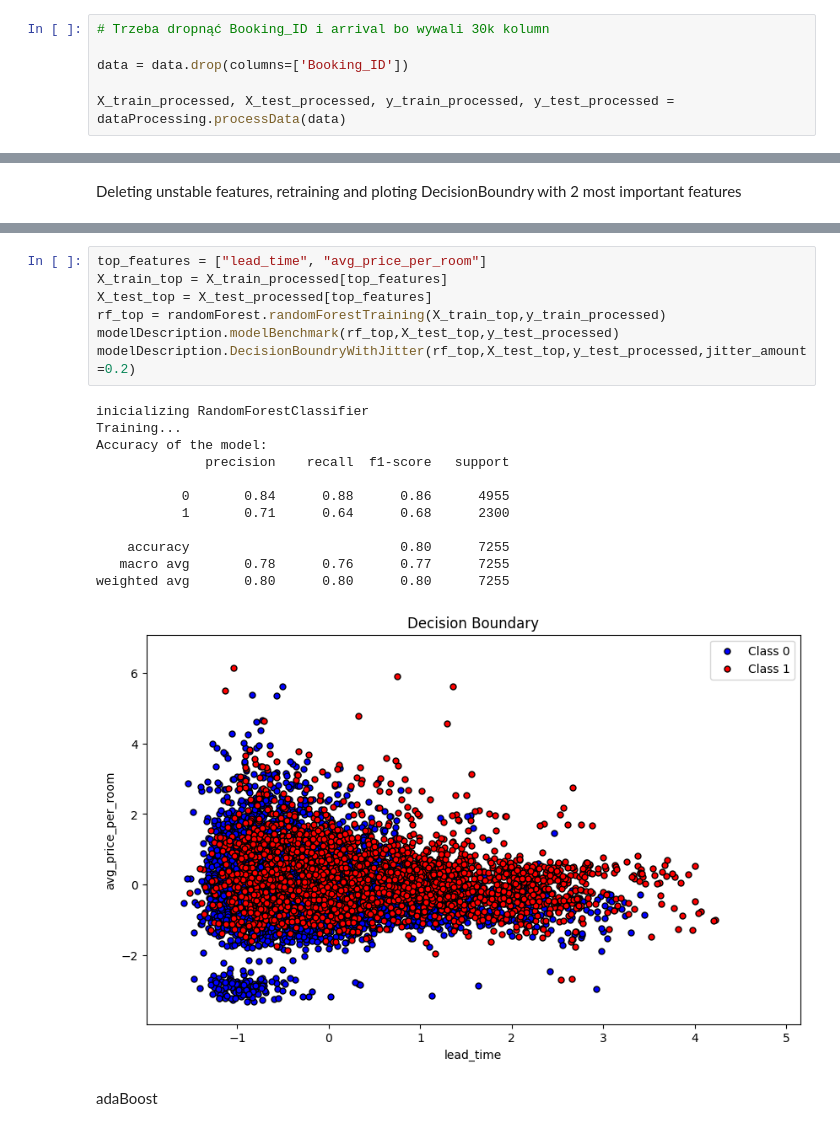
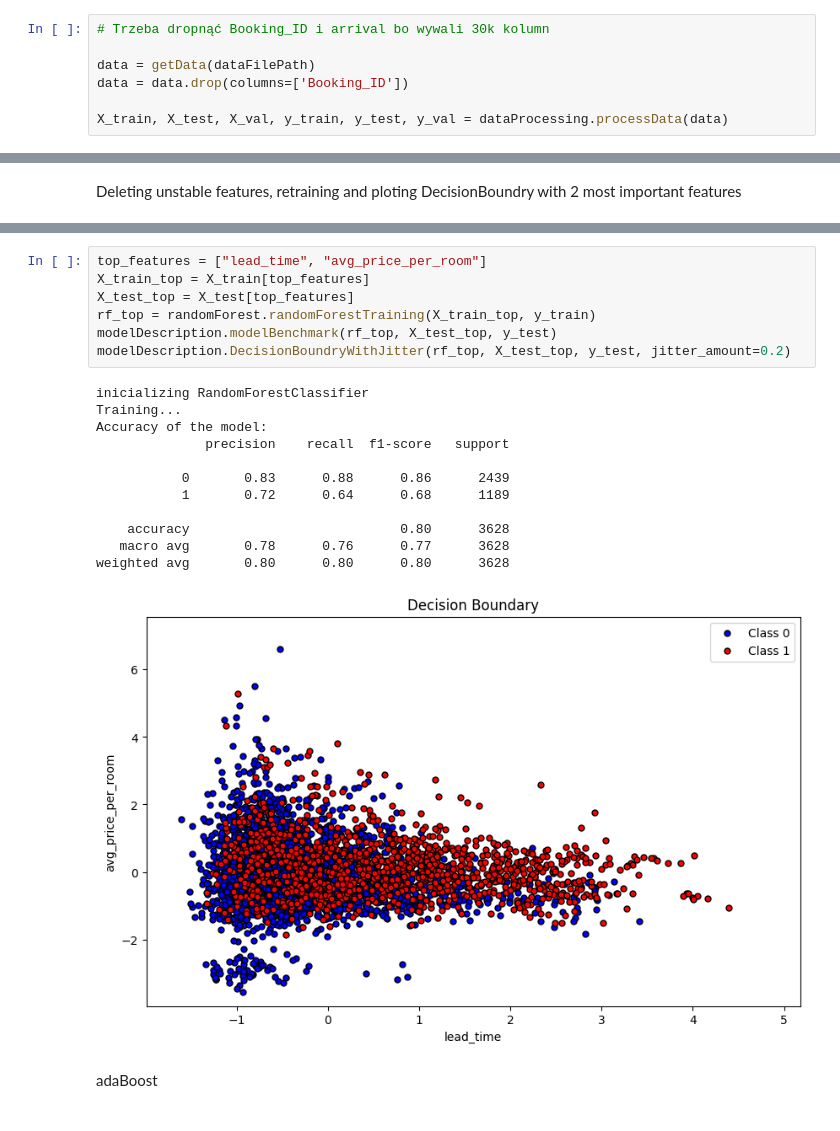
Before and after one commit to KsaweryKomasara/Projekt_KNDS, a Jupyter notebook: Nootebooks/main.ipynb, the cells around one changed output, grey strips where cells are left out. Drawn from its saved outputs; the diff is of its cells as text.

```diff
--- a/Nootebooks/main.ipynb
+++ b/Nootebooks/main.ipynb
@@ -236,9 +236,10 @@ Target variable for box plots: booking_status
 # %%
 # Trzeba dropnąć Booking_ID i arrival bo wywali 30k kolumn
 
+data = getData(dataFilePath)
 data = data.drop(columns=['Booking_ID'])
 
-X_train_processed, X_test_processed, y_train_processed, y_test_processed = dataProcessing.processData(data)
+X_train, X_test, X_val, y_train, y_test, y_val = dataProcessing.processData(data)
 # %% [output]
 Processing data...
 Splitting data...
@@ -362,23 +390,23 @@ weighted avg       0.84      0.85      0.84      7255
 # %%
 top_features = ["lead_time", "avg_price_per_room"]
-X_train_top = X_train_processed[top_features]
-X_test_top = X_test_processed[top_features]
-rf_top = randomForest.randomForestTraining(X_train_top,y_train_processed)
-modelDescription.modelBenchmark(rf_top,X_test_top,y_test_processed)
-modelDescription.DecisionBoundryWithJitter(rf_top,X_test_top,y_test_processed,jitter_amount=0.2)
+X_train_top = X_train[top_features]
+X_test_top = X_test[top_features]
+rf_top = randomForest.randomForestTraining(X_train_top, y_train)
+modelDescription.modelBenchmark(rf_top, X_test_top, y_test)
+modelDescription.DecisionBoundryWithJitter(rf_top, X_test_top, y_test, jitter_amount=0.2)
 # %% [output]
 inicializing RandomForestClassifier
 Training...
 Accuracy of the model:
               precision    recall  f1-score   support
 
-           0       0.84      0.88      0.86      4955
-           1       0.71      0.64      0.68      2300
+           0       0.83      0.88      0.86      2439
+           1       0.72      0.64      0.68      1189
 
-    accuracy                           0.80      7255
-   macro avg       0.78      0.76      0.77      7255
-weighted avg       0.80      0.80      0.80      7255
+    accuracy                           0.80      3628
+   macro avg       0.78      0.76      0.77      3628
+weighted avg       0.80      0.80      0.80      3628
-[figure, old version]
+[figure, new version]
 # %% [markdown]
 adaBoost
 # %%
```
Also changed, not shown: parts of 11 cells of this notebook, 4 other files.
